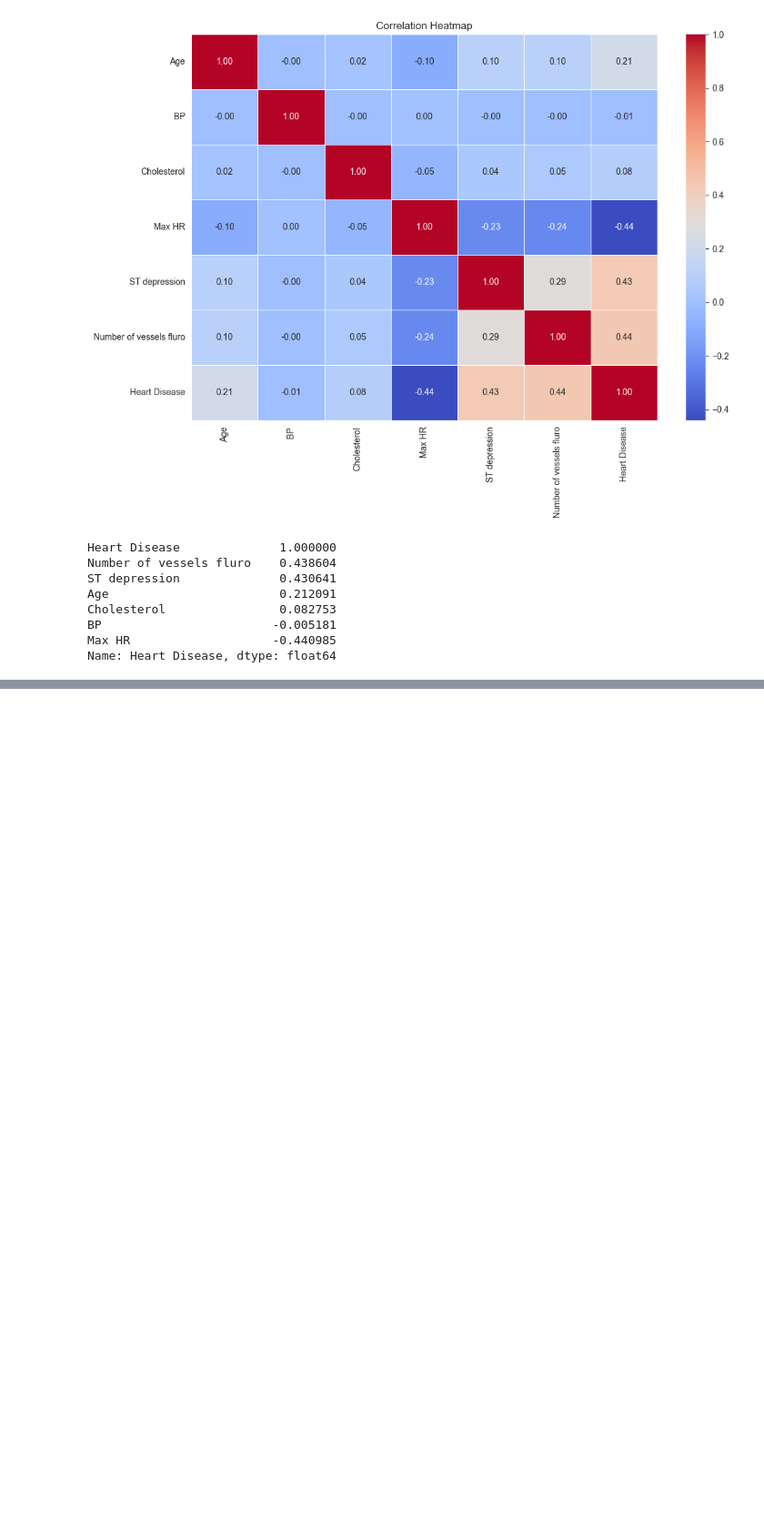
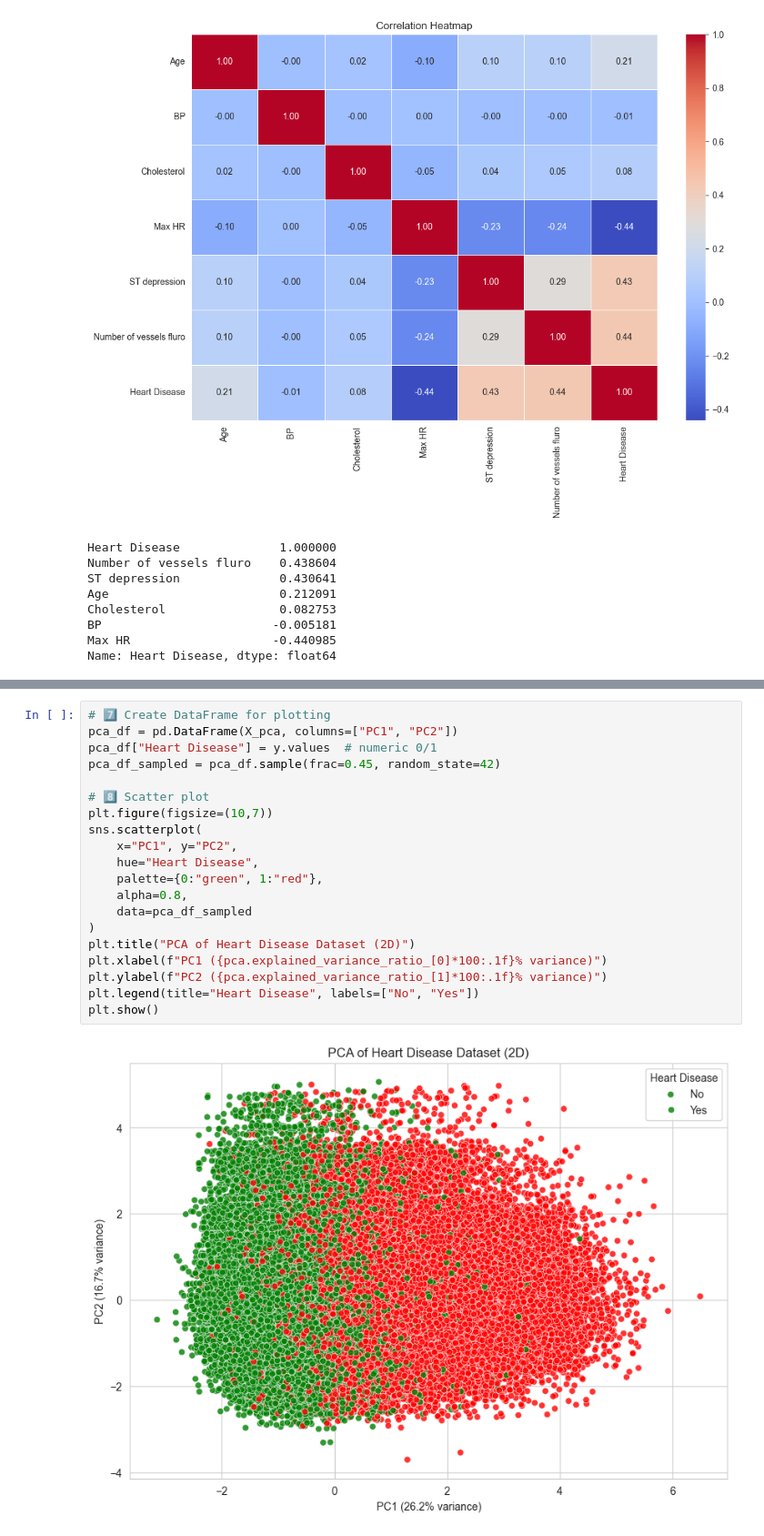
Before and after one commit to kirmanioussema12/Heart-Disease, a Jupyter notebook: analysis.ipynb, the cells around one changed output, grey strips where cells are left out. Shown at 91% size. Saved outputs shown, nothing was run; the diff lists cells and outputs as text; blank space fills up the shorter version.

```diff
--- a/analysis.ipynb
+++ b/analysis.ipynb
@@ -182,0 +204,22 @@ Index(['id', 'Age', 'Sex', 'Chest pain type', 'BP', 'Cholesterol',
+# %%
+# 7️⃣ Create DataFrame for plotting
+pca_df = pd.DataFrame(X_pca, columns=["PC1", "PC2"])
+pca_df["Heart Disease"] = y.values  # numeric 0/1
+pca_df_sampled = pca_df.sample(frac=0.45, random_state=42)
+
+# 8️⃣ Scatter plot
+plt.figure(figsize=(10,7))
+sns.scatterplot(
+    x="PC1", y="PC2",
+    hue="Heart Disease",
+    palette={0:"green", 1:"red"},
+    alpha=0.8,
+    data=pca_df_sampled
+)
+plt.title("PCA of Heart Disease Dataset (2D)")
+plt.xlabel(f"PC1 ({pca.explained_variance_ratio_[0]*100:.1f}% variance)")
+plt.ylabel(f"PC2 ({pca.explained_variance_ratio_[1]*100:.1f}% variance)")
+plt.legend(title="Heart Disease", labels=["No", "Yes"])
+plt.show()
+# %% [output]
+[figure, added]
```
Also changed, not shown: parts of 3 cells of this notebook.
